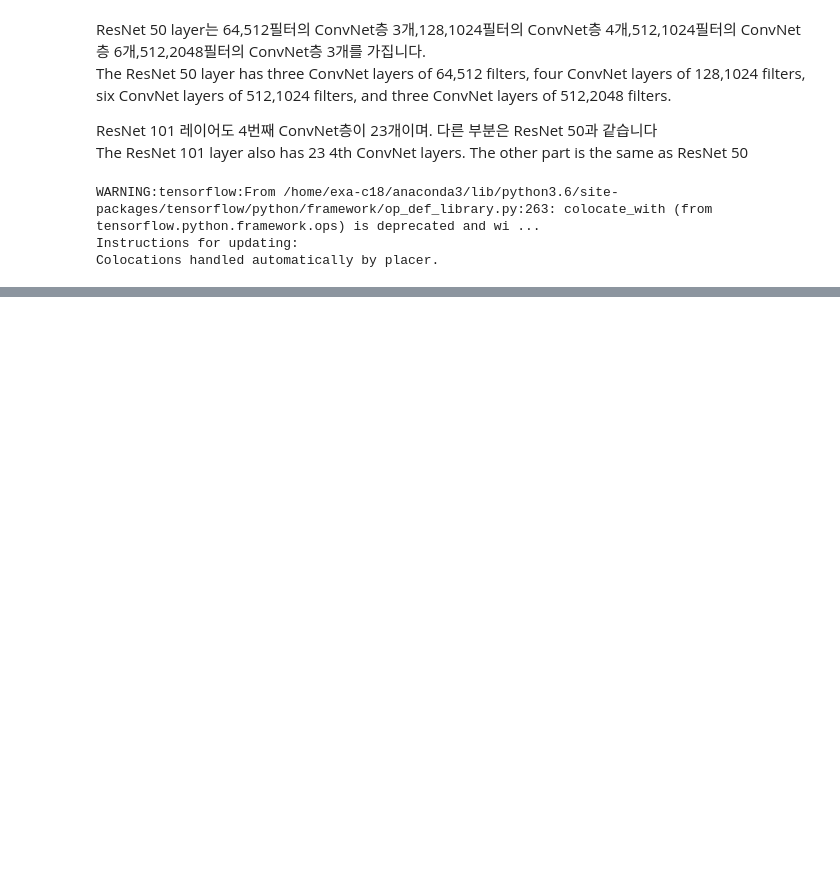
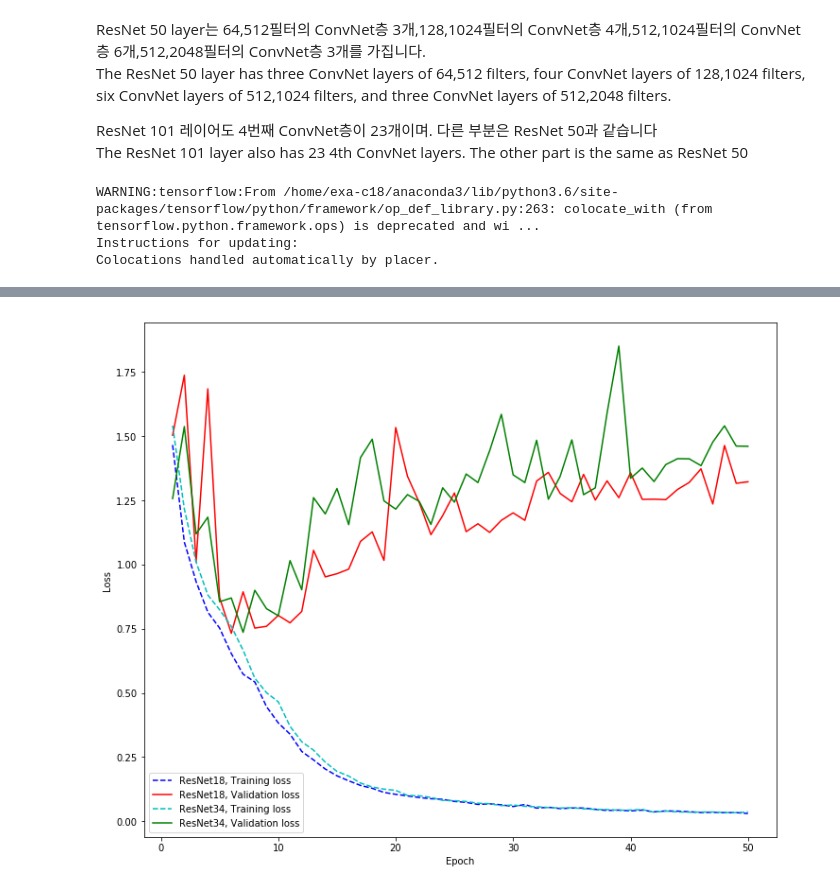
Before and after one commit to JISU-DL/Keras-ResNet, a Jupyter notebook: Resnet.ipynb, the cells around one changed output, grey strips where cells are left out. Cells and saved outputs as stored; diff of their text form; code cells hidden in the pictures; blank space fills up the shorter version.

```diff
--- a/Resnet.ipynb
+++ b/Resnet.ipynb
@@ -264,0 +269,27 @@ with open('histRes34.pk','rb') as f:
+# %%
+def MutiHistoryGraph(history1,history2, names = ['Graph1','Graph2'], filename=None):
+    plt.figure(figsize=(12, 10))
+
+    loss = history1.history['loss']
+    val_loss = history1.history['val_loss']
+    total_epoch = [i for i in range(1,len(loss)+1)]
+
+    plt.plot(total_epoch,loss,'b--',label='%s, Training loss'%names[0])
+    plt.plot(total_epoch,val_loss,'r',label='%s, Validation loss'%names[0])
+
+    loss = history2.history['loss']
+    val_loss = history2.history['val_loss']
+
+    plt.plot(total_epoch,loss,'c--',label='%s, Training loss'%names[1])
+    plt.plot(total_epoch,val_loss,'g',label='%s, Validation loss'%names[1])
+
+    plt.xlabel('Epoch')
+    plt.ylabel('Loss')
+    plt.legend()
+    if filename != None:
+        plt.savefig('%s'%filename)
+    plt.show()
+# %%
+MutiHistoryGraph(hist1,hist2,names = ['ResNet18','ResNet34'],filename='image/Models_Graph.png')
+# %% [output]
+[figure, added]
```
Also changed, not shown: parts of 7 cells of this notebook, 2 other files.
